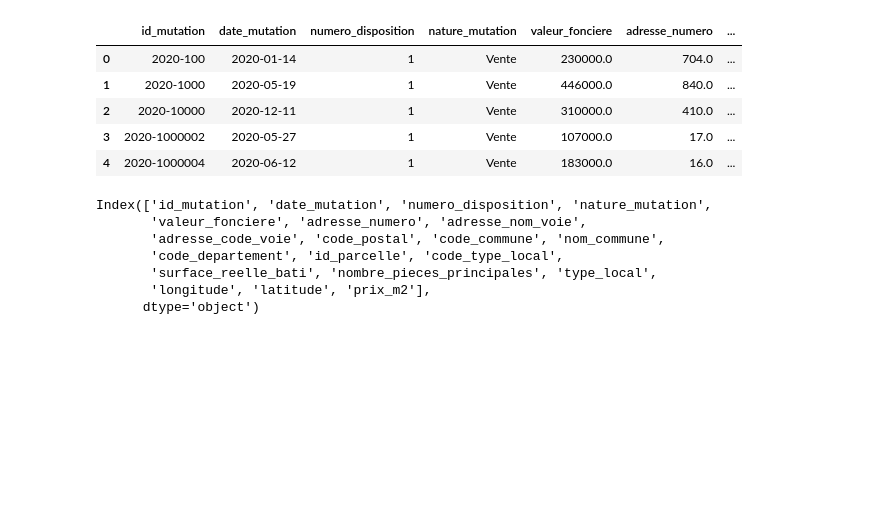
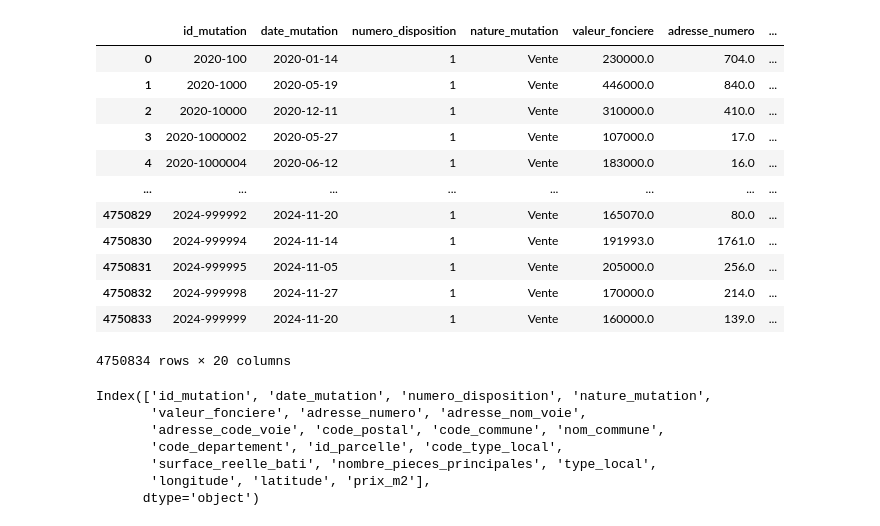
Before and after one commit to Amir239278/wild-data-hub, a Jupyter notebook: statistiques.ipynb, the cells around one changed output. Drawn from its saved outputs; the diff is of its cells as text; code cells hidden in the pictures; blank space fills up the shorter version.

```diff
--- a/statistiques.ipynb
+++ b/statistiques.ipynb
@@ -1,14 +1,21 @@
 # %%
 import pandas as pd
 df = pd.read_csv(r"dataset\df_agrégé.csv")
-df.head(5)
+df
 # %% [output]
 |  | id_mutation | date_mutation | numero_disposition | nature_mutation | valeur_fonciere | adresse_numero | ... |
 | 0 | 2020-100 | 2020-01-14 | 1 | Vente | 230000.0 | 704.0 | ... |
 | 1 | 2020-1000 | 2020-05-19 | 1 | Vente | 446000.0 | 840.0 | ... |
 | 2 | 2020-10000 | 2020-12-11 | 1 | Vente | 310000.0 | 410.0 | ... |
 | 3 | 2020-1000002 | 2020-05-27 | 1 | Vente | 107000.0 | 17.0 | ... |
 | 4 | 2020-1000004 | 2020-06-12 | 1 | Vente | 183000.0 | 16.0 | ... |
+| ... | ... | ... | ... | ... | ... | ... | ... |
+| 4750829 | 2024-999992 | 2024-11-20 | 1 | Vente | 165070.0 | 80.0 | ... |
+| 4750830 | 2024-999994 | 2024-11-14 | 1 | Vente | 191993.0 | 1761.0 | ... |
+| 4750831 | 2024-999995 | 2024-11-05 | 1 | Vente | 205000.0 | 256.0 | ... |
+| 4750832 | 2024-999998 | 2024-11-27 | 1 | Vente | 170000.0 | 214.0 | ... |
+| 4750833 | 2024-999999 | 2024-11-20 | 1 | Vente | 160000.0 | 139.0 | ... |
+4750834 rows × 20 columns
 # %%
 df.columns
 # %% [output]
```
Also changed, not shown: parts of 7 cells of this notebook.
